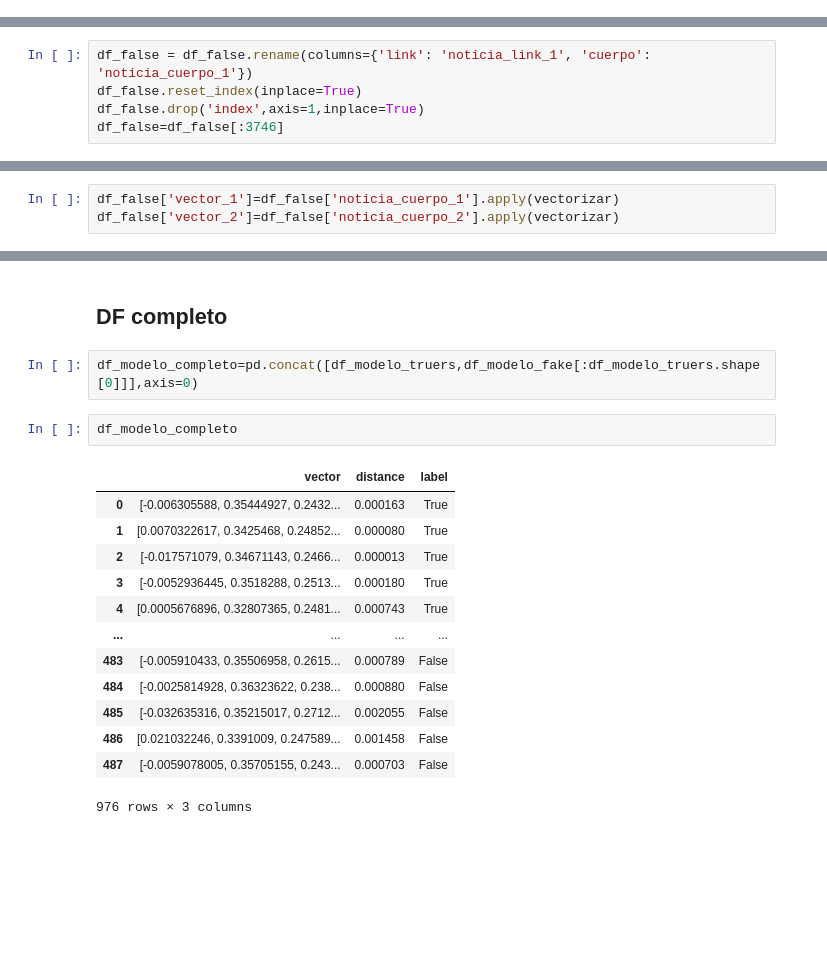
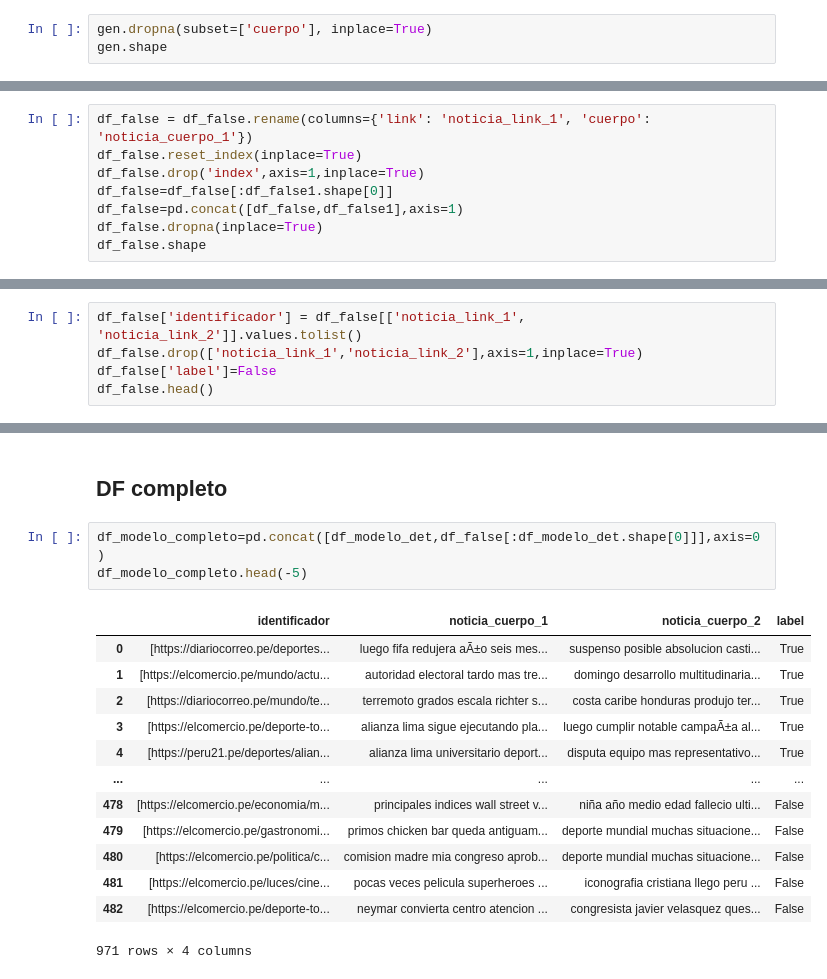
Before and after one commit to Lazlo420/Text_Matching-AnaWeb, a Jupyter notebook: 3. Modelo/4. ModeloClass.ipynb, the cells around one changed output, grey strips where cells are left out. Drawn from its saved outputs; the diff is of its cells as text; blank space fills up the shorter version.

```diff
--- a/3. Modelo/4. ModeloClass.ipynb
+++ b/3. Modelo/4. ModeloClass.ipynb
@@ -82,3 +59,6 @@ gen=pd.concat([comercio,correo,p21],axis=0)
 gen.shape
 # %% [output]
 (216577, 7)
+# %%
+gen.dropna(subset=['cuerpo'], inplace=True)
+gen.shape
@@ -126,4 +106,7 @@ df_false1.shape
 df_false = df_false.rename(columns={'link': 'noticia_link_1', 'cuerpo': 'noticia_cuerpo_1'})
 df_false.reset_index(inplace=True)
 df_false.drop('index',axis=1,inplace=True)
-df_false=df_false[:3746]
+df_false=df_false[:df_false1.shape[0]]
+df_false=pd.concat([df_false,df_false1],axis=1)
+df_false.dropna(inplace=True)
+df_false.shape
@@ -137,3 +114,0 @@ df_false.shape
-# %%
-df_false['vector_1']=df_false['noticia_cuerpo_1'].apply(vectorizar)
-df_false['vector_2']=df_false['noticia_cuerpo_2'].apply(vectorizar)
@@ -156,0 +115,5 @@ df_modelo_fake.shape
+# %%
+df_false['identificador'] = df_false[['noticia_link_1', 'noticia_link_2']].values.tolist()
+df_false.drop(['noticia_link_1','noticia_link_2'],axis=1,inplace=True)
+df_false['label']=False
+df_false.head()
@@ -157,23 +127,22 @@ df_modelo_fake.shape
 # %% [markdown]
 ## DF completo
 # %%
-df_modelo_completo=pd.concat([df_modelo_truers,df_modelo_fake[:df_modelo_truers.shape[0]]],axis=0)
+df_modelo_completo=pd.concat([df_modelo_det,df_false[:df_modelo_det.shape[0]]],axis=0)
+df_modelo_completo.head(-5)
+# %% [output]
+|  | identificador | noticia_cuerpo_1 | noticia_cuerpo_2 | label |
+| 0 | [https://diariocorreo.pe/deportes... | luego fifa redujera aÃ±o seis mes... | suspenso posible absolucion casti... | True |
+| 1 | [https://elcomercio.pe/mundo/actu... | autoridad electoral tardo mas tre... | domingo desarrollo multitudinaria... | True |
+| 2 | [https://diariocorreo.pe/mundo/te... | terremoto grados escala richter s... | costa caribe honduras produjo ter... | True |
+| 3 | [https://elcomercio.pe/deporte-to... | alianza lima sigue ejecutando pla... | luego cumplir notable campaÃ±a al... | True |
+| 4 | [https://peru21.pe/deportes/alian... | alianza lima universitario deport... | disputa equipo mas representativo... | True |
+| ... | ... | ... | ... | ... |
+| 478 | [https://elcomercio.pe/economia/m... | principales indices wall street v... | niña año medio edad fallecio ulti... | False |
+| 479 | [https://elcomercio.pe/gastronomi... | primos chicken bar queda antiguam... | deporte mundial muchas situacione... | False |
+| 480 | [https://elcomercio.pe/politica/c... | comision madre mia congreso aprob... | deporte mundial muchas situacione... | False |
+| 481 | [https://elcomercio.pe/luces/cine... | pocas veces pelicula superheroes ... | iconografia cristiana llego peru ... | False |
+| 482 | [https://elcomercio.pe/deporte-to... | neymar convierta centro atencion ... | congresista javier velasquez ques... | False |
+971 rows × 4 columns
-# %%
-df_modelo_completo
-# %% [output]
-|  | vector | distance | label |
-| 0 | [-0.006305588, 0.35444927, 0.2432... | 0.000163 | True |
-| 1 | [0.0070322617, 0.3425468, 0.24852... | 0.000080 | True |
-| 2 | [-0.017571079, 0.34671143, 0.2466... | 0.000013 | True |
-| 3 | [-0.0052936445, 0.3518288, 0.2513... | 0.000180 | True |
-| 4 | [0.0005676896, 0.32807365, 0.2481... | 0.000743 | True |
-| ... | ... | ... | ... |
-| 483 | [-0.005910433, 0.35506958, 0.2615... | 0.000789 | False |
-| 484 | [-0.0025814928, 0.36323622, 0.238... | 0.000880 | False |
-| 485 | [-0.032635316, 0.35215017, 0.2712... | 0.002055 | False |
-| 486 | [0.021032246, 0.3391009, 0.247589... | 0.001458 | False |
-| 487 | [-0.0059078005, 0.35705155, 0.243... | 0.000703 | False |
-976 rows × 3 columns
 # %%
 df_truers = df_modelo_completo[df_modelo_completo['label'] == True]
 df_fakes = df_modelo_completo[df_modelo_completo['label'] == False]
```
Also changed, not shown: parts of 54 cells of this notebook, 10 other files.
